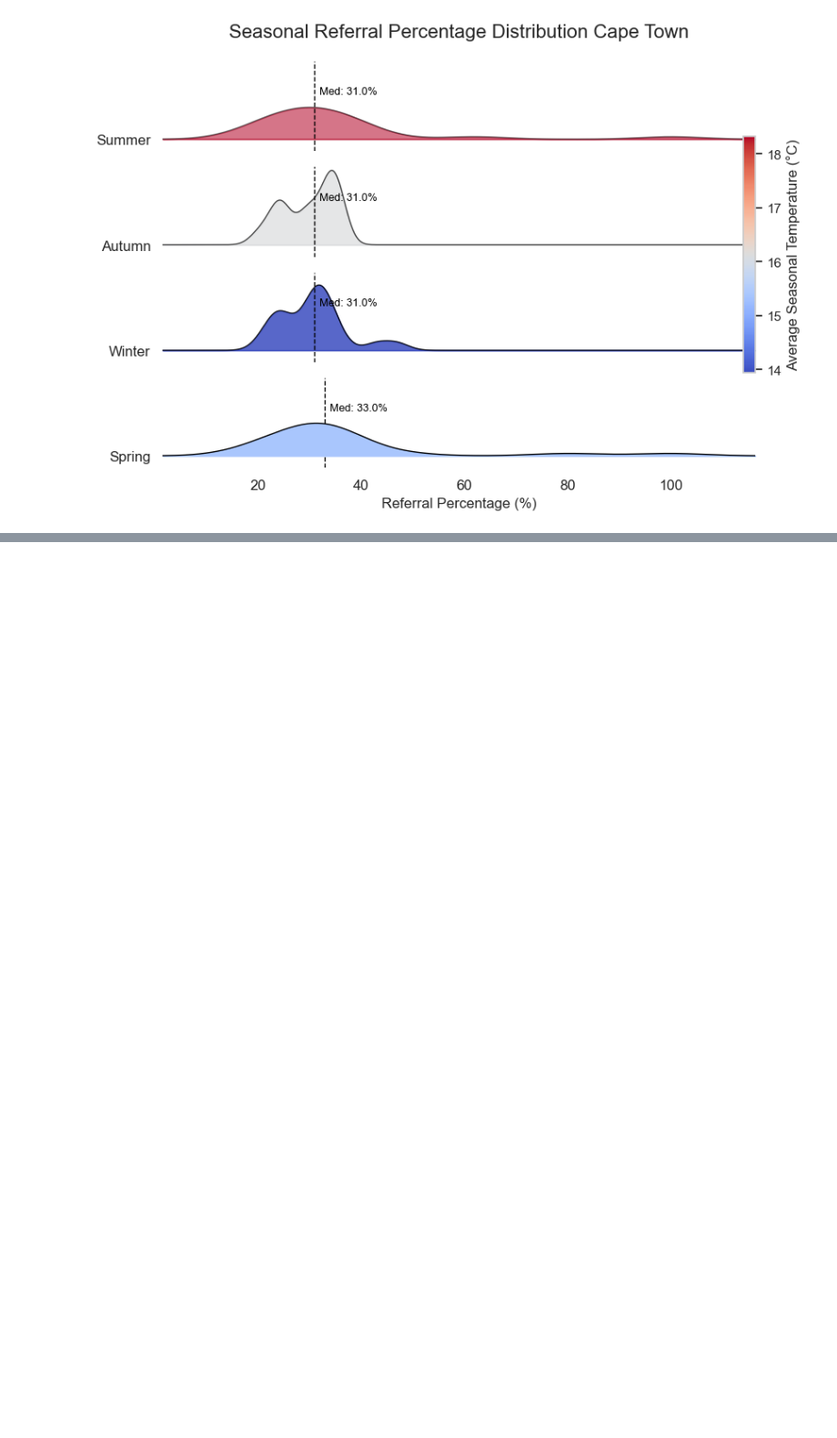
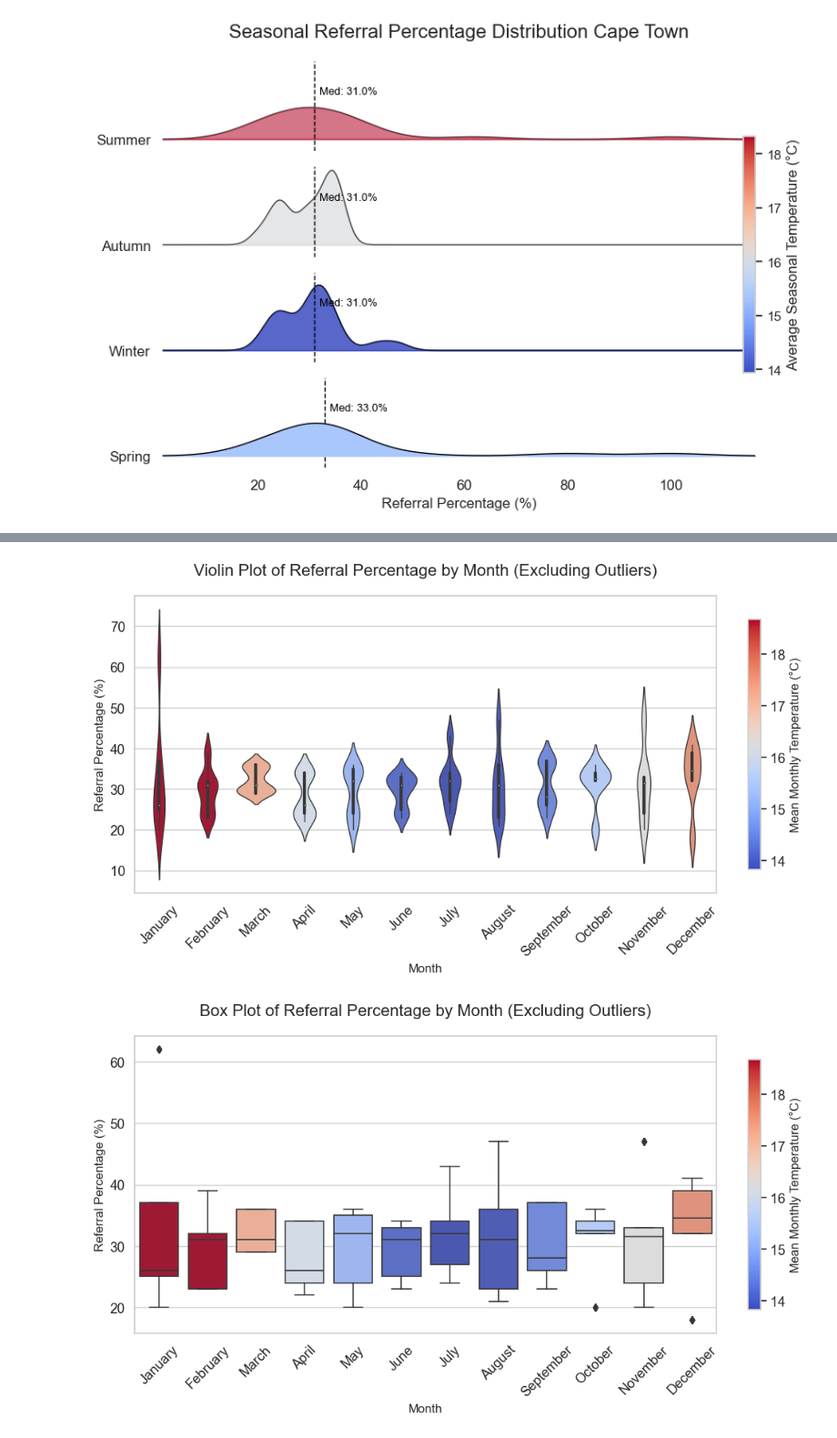
Before and after one commit to Logic06183/Joburg, a Jupyter notebook: CPT_trends.ipynb, the cells around one changed output, grey strips where cells are left out. Shown at 91% size. Saved outputs shown, nothing was run; the diff lists cells and outputs as text; code cells hidden in the pictures; blank space fills up the shorter version.

```diff
--- a/CPT_trends.ipynb
+++ b/CPT_trends.ipynb
@@ -1368,0 +1554,78 @@ plt.show()
+# %%
+# ---------------------------------------------------------
+# Remove Outliers from the Dataset
+# ---------------------------------------------------------
+
+# Define the outlier rows (from the table provided)
+outlier_indices = [
+    399, 400, 401, 402, 403, 404, 405,  # October 2017
+    406, 407, 408, 409, 410, 411, 412,  # November 2017
+    413, 414, 415, 416, 417, 418, 419   # December 2017
+]
+
+# Drop the outlier rows
+filtered_df_no_outliers = filtered_df.drop(index=outlier_indices)
+
+# ---------------------------------------------------------
+# Violin Plot: After Removing Outliers
+# ---------------------------------------------------------
+import seaborn as sns
+import matplotlib.pyplot as plt
+from matplotlib.colors import Normalize
+
+# Compute mean temperature for color mapping
+monthly_stats = filtered_df_no_outliers.groupby('MonthName')['Temperature'].mean().reset_index()
+temp_min = monthly_stats['Temperature'].min()
+temp_max = monthly_stats['Temperature'].max()
+
+# Normalize temperatures for color mapping
+norm = Normalize(vmin=temp_min, vmax=temp_max)
+cmap = plt.cm.coolwarm
+
+# Create color mapping for each month
+month_color_dict = {
+    month: cmap(norm(temp)) for month, temp in zip(monthly_stats['MonthName'], monthly_stats['Temperature'])
+}
+
+# Violin Plot
+sns.set_theme(style="whitegrid", font_scale=1.2)
+plt.figure(figsize=(10, 6))
+sns.violinplot(data=filtered_df_no_outliers, x='MonthName', y='Percentage',
+               palette=month_color_dict, inner='box', linewidth=1)
+
+plt.title('Violin Plot of Referral Percentage by Month (Excluding Outliers)', fontsize=16, pad=20)
+plt.xlabel('Month', fontsize=12)
+plt.ylabel('Referral Percentage (%)', fontsize=12)
+plt.xticks(rotation=45)
+
+# Add colorbar for temperature mapping
+sm = plt.cm.ScalarMappable(cmap=cmap, norm=norm)
+sm.set_array([])
+cbar = plt.colorbar(sm, ax=plt.gca(), fraction=0.02, pad=0.05)
+cbar.set_label('Mean Monthly Temperature (°C)', fontsize=12)
+
+plt.tight_layout()
+plt.show()
+
+# ---------------------------------------------------------
+# Box Plot: After Removing Outliers
+# ---------------------------------------------------------
+
+plt.figure(figsize=(10, 6))
+ax = sns.boxplot(data=filtered_df_no_outliers, x='MonthName', y='Percentage',
+                 palette=month_color_dict, linewidth=1.2)
+
+plt.title('Box Plot of Referral Percentage by Month (Excluding Outliers)', fontsize=16, pad=20)
+plt.xlabel('Month', fontsize=12)
+plt.ylabel('Referral Percentage (%)', fontsize=12)
+plt.xticks(rotation=45)
+
+# Add colorbar for temperature mapping
+cbar = plt.colorbar(sm, ax=ax, fraction=0.02, pad=0.05)
+cbar.set_label('Mean Monthly Temperature (°C)', fontsize=12)
+
+plt.tight_layout()
+plt.show()
+# %% [output]
+[figure, added]
+[figure, added]
```
Also changed, not shown: parts of 4 cells of this notebook.
